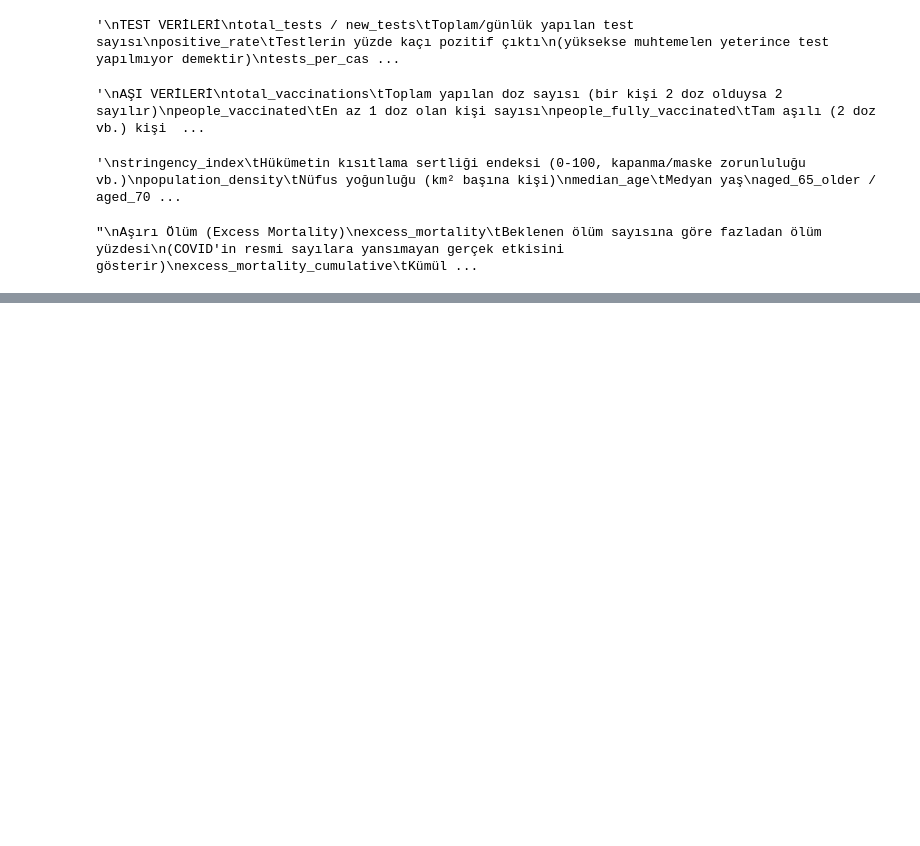
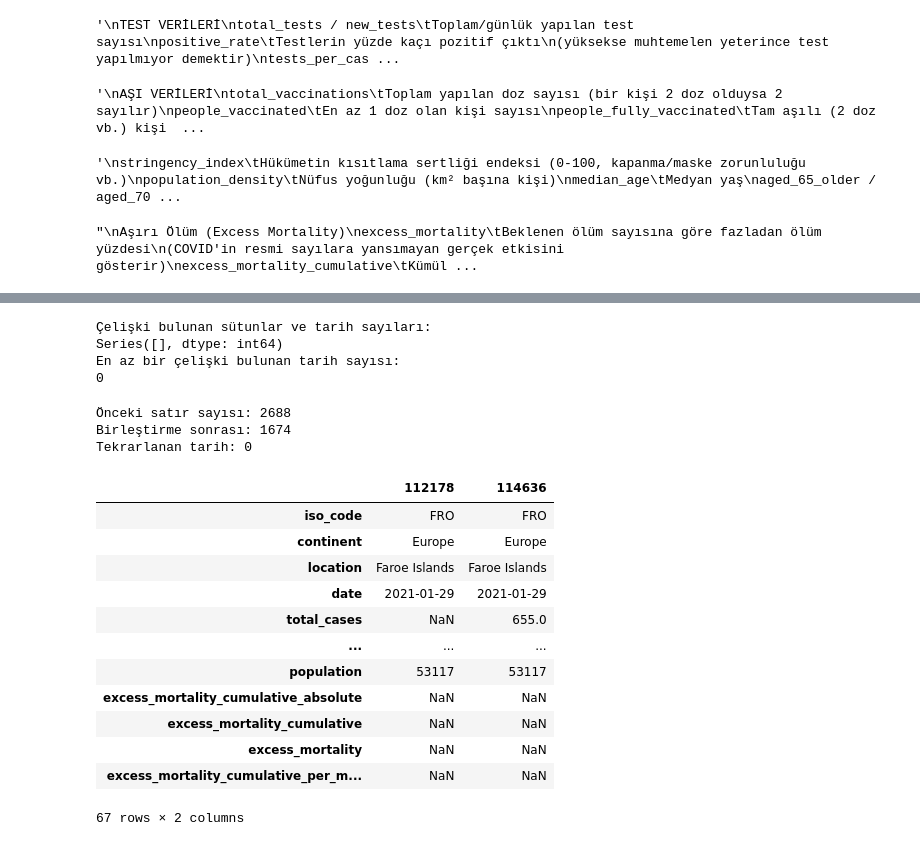
Before and after one commit to nazlican-engineer/CoronaVirusProject, a Jupyter notebook: covid_analysis.ipynb, the cells around one changed output, grey strips where cells are left out. Cells and saved outputs as stored; diff of their text form; code cells hidden in the pictures; blank space fills up the shorter version.

```diff
--- a/covid_analysis.ipynb
+++ b/covid_analysis.ipynb
@@ -198,0 +406,75 @@ excess_mortality_cumulative_per_million	Milyon kişi başına
+# %%
+#Aynı tarie ait satırlarda,aynı sütunda birbirinden farklı değerler var mı?
+unique_counts = (
+    east_timor_duplicates
+    .groupby('date')
+    .nunique(dropna=True)
+)
+
+conflicts = unique_counts.gt(1)
+
+print("Çelişki bulunan sütunlar ve tarih sayıları:")
+print(conflicts.sum()[conflicts.sum() > 0])
+
+print("En az bir çelişki bulunan tarih sayısı:")
+print(conflicts.any(axis=1).sum())
+# %% [output]
+Çelişki bulunan sütunlar ve tarih sayıları:
+Series([], dtype: int64)
+En az bir çelişki bulunan tarih sayısı:
+0
+# %%
+east_timor_clean = (
+    east_timor
+    .sort_values('date')
+    .groupby('date', as_index=False)
+    .first()
+)
+
+print("Önceki satır sayısı:", len(east_timor))
+print("Birleştirme sonrası:", len(east_timor_clean))
+print("Tekrarlanan tarih:", east_timor_clean['date'].duplicated().sum())
+# %% [output]
+Önceki satır sayısı: 2688
+Birleştirme sonrası: 1674
+Tekrarlanan tarih: 0
+# %%
+df_countries = pd.concat(
+    [
+        df_countries[df_countries['location'] != 'East Timor'],
+        east_timor_clean
+    ],
+    ignore_index=True
+)
+# %%
+#Faroe Islands için de aynı incelemeyi yapacağız
+faroe_islands = df_countries[
+    df_countries['location'] == 'Faroe Islands'
+].copy()
+
+faroe_islands_duplicates = faroe_islands[
+    faroe_islands.duplicated(subset=['date'], keep=False)
+].sort_values('date')
+
+# İlk tekrarlanan tarihin kayıtlarını yan yana göster
+first_date = faroe_islands_duplicates['date'].iloc[0]
+
+display(
+    faroe_islands_duplicates[
+        faroe_islands_duplicates['date'] == first_date
+    ].T
+)
+# %% [output]
+|  | 112178 | 114636 |
+| iso_code | FRO | FRO |
+| continent | Europe | Europe |
+| location | Faroe Islands | Faroe Islands |
+| date | 2021-01-29 | 2021-01-29 |
+| total_cases | NaN | 655.0 |
+| ... | ... | ... |
+| population | 53117 | 53117 |
+| excess_mortality_cumulative_absolute | NaN | NaN |
+| excess_mortality_cumulative | NaN | NaN |
+| excess_mortality | NaN | NaN |
+| excess_mortality_cumulative_per_m... | NaN | NaN |
+67 rows × 2 columns
```
Also changed, not shown: parts of 19 cells of this notebook.
